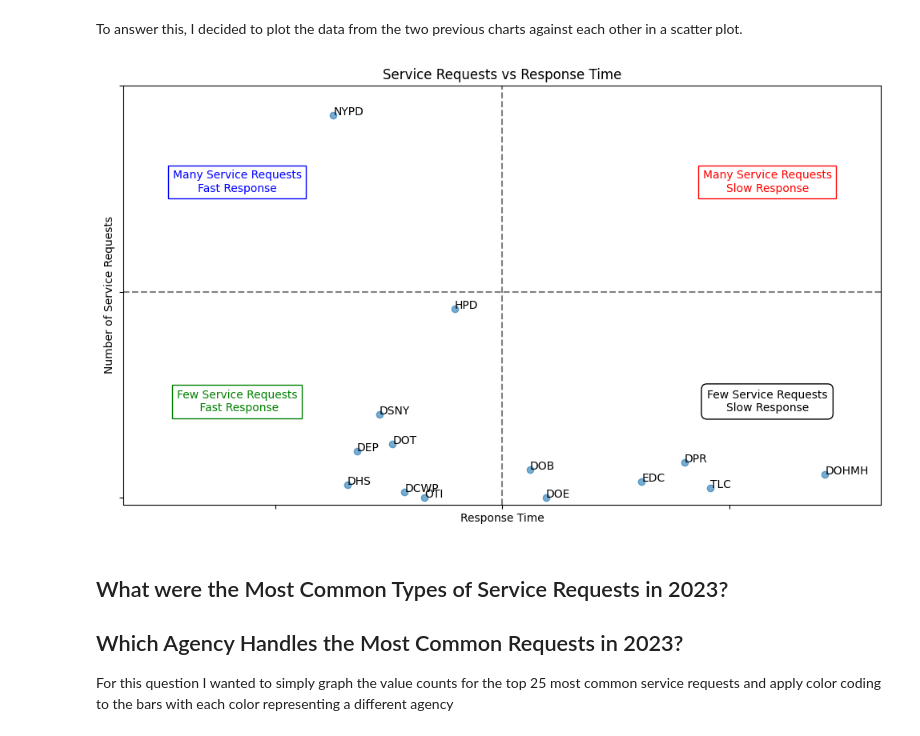
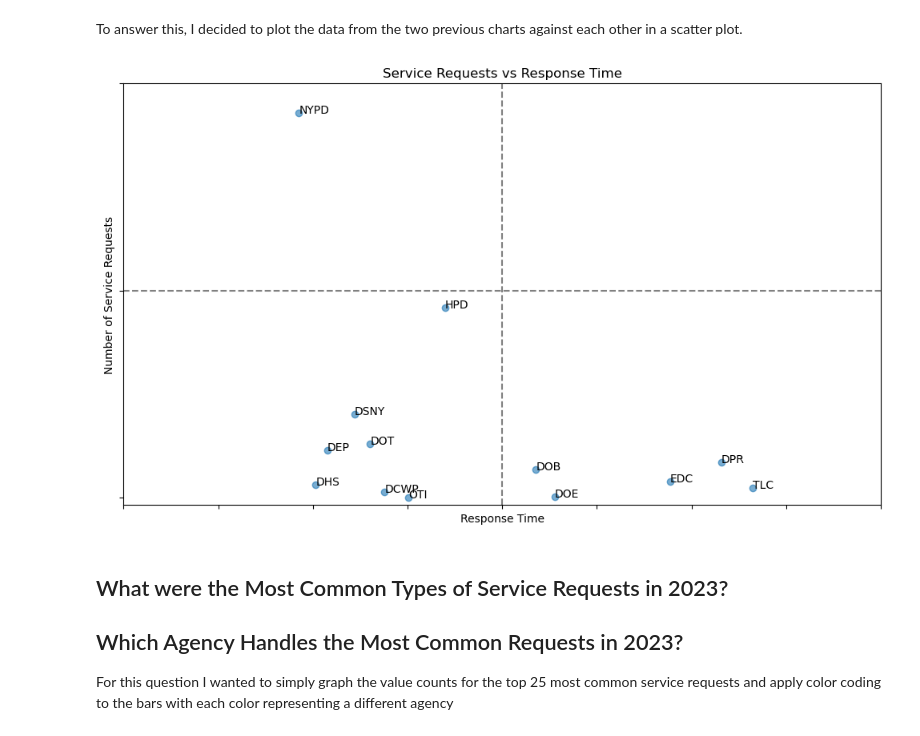
Before and after one commit to DavidS36/311-Requests-Project, a Jupyter notebook: Phase1Project_311ServiceRequests.ipynb, the cells around one changed output. Saved outputs shown, nothing was run; the diff lists cells and outputs as text; code cells hidden in the pictures.

```diff
--- a/Phase1Project_311ServiceRequests.ipynb
+++ b/Phase1Project_311ServiceRequests.ipynb
@@ -32,6 +33,6 @@ import seaborn as sns
 # %%
 # turning my dataset into a pandas dataframe
-nyc = pd.read_csv('311_Service_Requests.csv')
+nyc = pd.read_csv('NYC-311-Service-Requests-AdditionalFiles/311_Service_Requests.csv')
 # %% [markdown]
 #### Data Cleaning
 I was able to do a lot of my data cleaning during the data acquisition at the website containing the data allowing me to filter out columns and entries that I didn't want to use.
@@ -55,6 +56,8 @@ First, I want to get the desired timeframe, which for this project will be the 2
 date_format = '%m/%d/%Y %I:%M:%S %p'
 nyc['Closed Date'] = pd.to_datetime(nyc['Closed Date'], format=date_format)
 nyc['Created Date'] = pd.to_datetime(nyc['Created Date'], format=date_format)
+nyc['Created Date Only'] = nyc['Created Date'].dt.date
+nyc['Created Time Only'] = nyc['Created Date'].dt.time
 # %%
 # filtering to specifically 2023
 nyc_2023 = nyc[nyc['Created Date'].dt.year == 2023]
@@ -180,51 +194,51 @@ combined_counts = pd.DataFrame({
 })
 # %%
 #standardizing my counts to make easier to visualize
-counts_time_standardized = (combined_counts['Mean Response Time'] - combined_counts['Mean Response Time'].mean())/1000000
+counts_time_standardized = (combined_counts['Mean Response Time'] - combined_counts['Mean Response Time'].mean())/combined_counts['Mean Response Time'].std()
 counts_agency = combined_counts['Complaint Counts']/1000000
 # %%
 #setting cross lines
 complaints_threshold = 0
 response_time_threshold = 0.75
 
 fig, ax = plt.subplots(figsize=(10, 6))
 
 # Scatter plot
 ax.scatter(y=counts_agency, x=counts_time_standardized, alpha=0.6)
 
 # Add vertical and horizontal lines to create quadrants
 ax.axvline(complaints_threshold, color='gray', linestyle='--')
 ax.axhline(response_time_threshold, color='gray', linestyle='--')
 
 # Adding the Agency tag to each point
 for i, txt in enumerate(combined_counts.index):
     ax.annotate(txt, (counts_time_standardized[i], counts_agency[i]))
 
-# Adding labels for each quadrant
-ax.text(-3.5, 1.15, "Many Service Requests\nFast Response", color="blue", va="center", ha="center",
-        bbox=dict(facecolor="none", edgecolor="blue"))
-ax.text(3.5, 1.15, "Many Service Requests\nSlow Response", color="red", va="center", ha="center",
-        bbox=dict(facecolor="none", edgecolor="red"))
-ax.text(-3.5, 0.35, "Few Service Requests\n Fast Response", color="green", va="center", ha="center",
-        bbox=dict(facecolor="none", edgecolor="green"))
-ax.text(3.5, 0.35, "Few Service Requests\nSlow Response", color="black", va="center", ha="center",
-        bbox=dict(facecolor="none", edgecolor="black", boxstyle="round,pad=0.5"))
+# # Adding labels for each quadrant
+# ax.text(-3.5, 1.15, "Many Service Requests\nFast Response", color="blue", va="center", ha="center",
+#         bbox=dict(facecolor="none", edgecolor="blue"))
+# ax.text(3.5, 1.15, "Many Service Requests\nSlow Response", color="red", va="center", ha="center",
+#         bbox=dict(facecolor="none", edgecolor="red"))
+# ax.text(-3.5, 0.35, "Few Service Requests\n Fast Response", color="green", va="center", ha="center",
+#         bbox=dict(facecolor="none", edgecolor="green"))
+# ax.text(3.5, 0.35, "Few Service Requests\nSlow Response", color="black", va="center", ha="center",
+#         bbox=dict(facecolor="none", edgecolor="black", boxstyle="round,pad=0.5"))
 
 # Set labels, title, and y-axis limits and ticks
 ax.set_ylabel('Number of Service Requests')
 ax.set_xlabel('Response Time')
 plt.title('Service Requests vs Response Time')
 ax.set_ylim(-.025, 1.5)
 ax.set_yticks([0, 0.75, 1.5])
-ax.set_xticks([-3, 0, 3])
-ax.set_xlim (-5,5)
+# ax.set_xticks([-3, 0, 3])
+ax.set_xlim (-2,2)
 plt.xticks(visible=False)
 plt.yticks(visible=False)
 plt.tight_layout()
 # plt.savefig('Service Requests vs Response Time.png')
 plt.show()
 # %% [output]
-[figure, old version]
+[figure, new version]
 # %% [markdown]
 ## What were the Most Common Types of Service Requests in 2023?
 ## Which Agency Handles the Most Common Requests in 2023?
```
Also changed, not shown: parts of 39 cells of this notebook.
